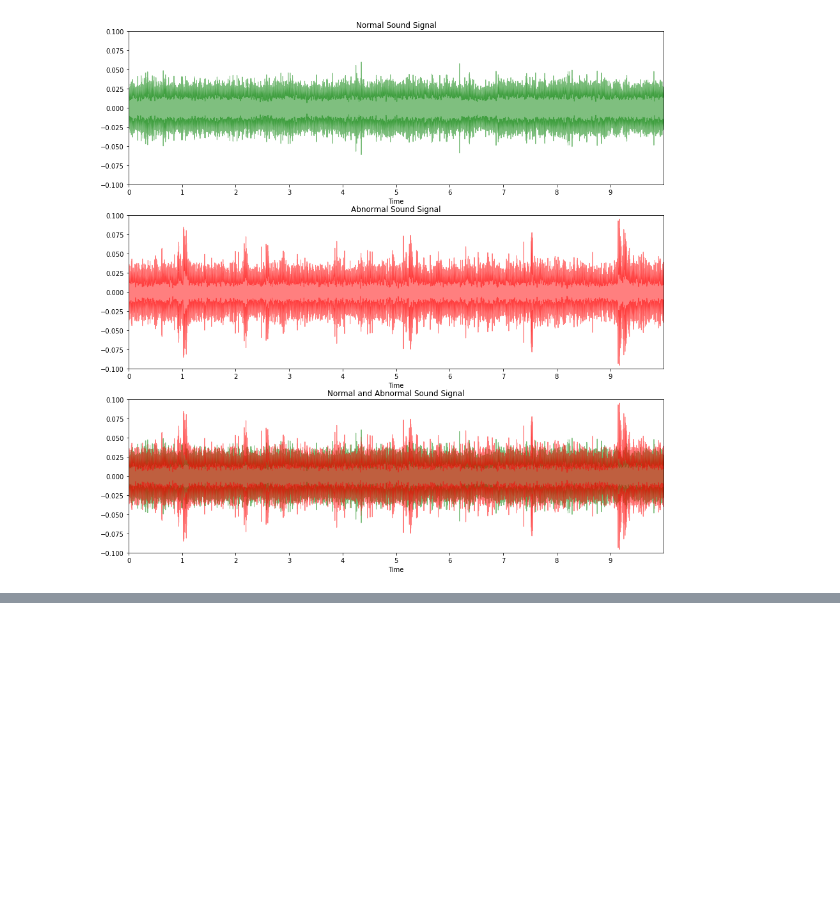
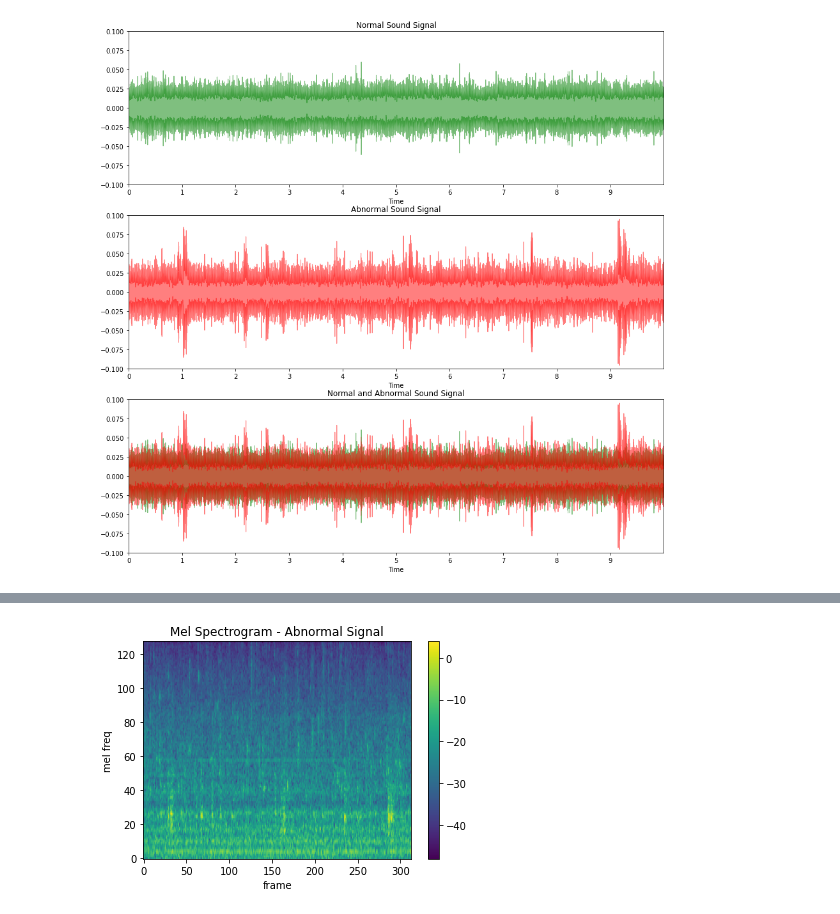
Before and after one commit to tominator95/sound-classification, a Jupyter notebook: Data Analysis/Data_Understanding.ipynb, the cells around one changed output, grey strips where cells are left out. Cells and saved outputs as stored; diff of their text form; code cells hidden in the pictures; blank space fills up the shorter version.

```diff
--- a/Data Analysis/Data_Understanding.ipynb
+++ b/Data Analysis/Data_Understanding.ipynb
@@ -106,0 +152,5 @@ Text(0.5, 1.0, 'Normal and Abnormal Sound Signal')
+# %%
+plot_spectrogram(
+    melspec_abnormal[0], title="Mel Spectrogram - Abnormal Signal", ylabel='mel freq')
+# %% [output]
+[figure, added]
```
Also changed, not shown: parts of 6 cells of this notebook.
